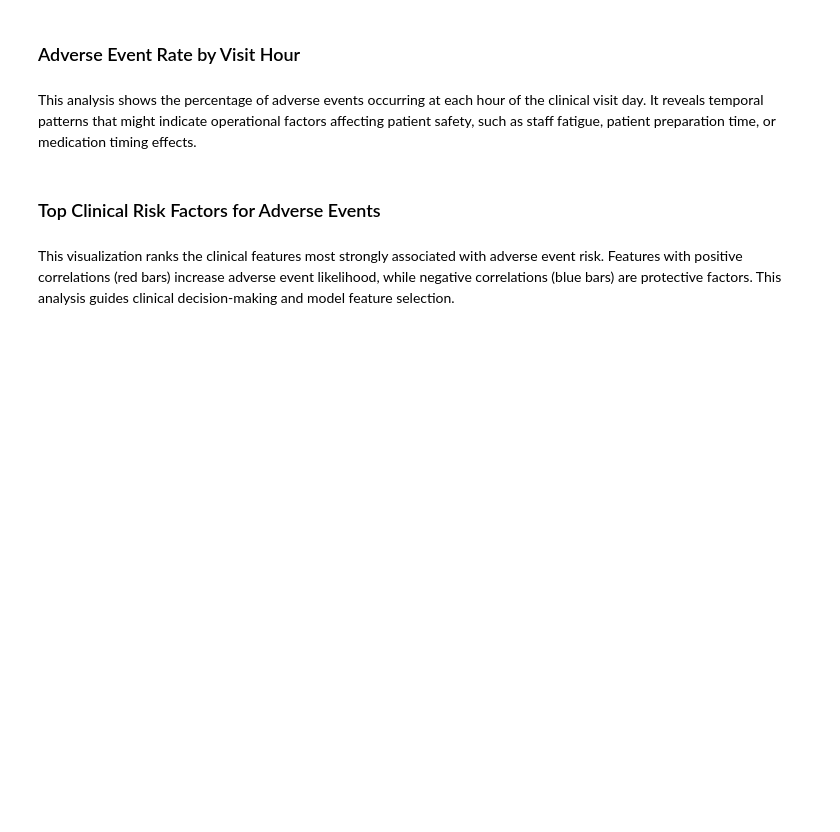
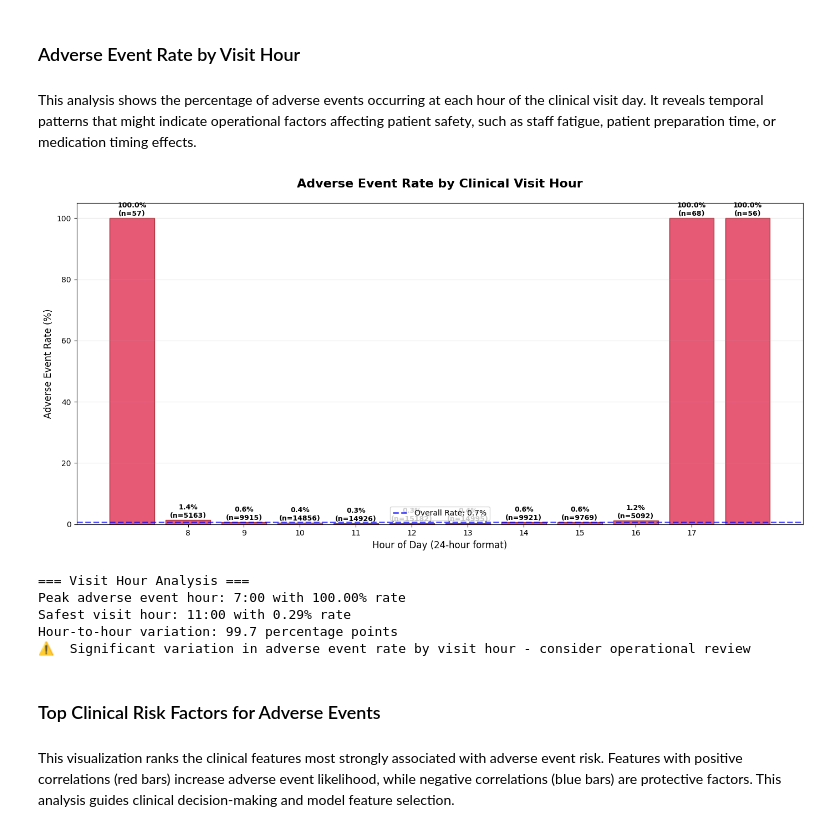
Before and after one commit to ddl-jim-coates/Bio-Statistics-Workshop, a Jupyter notebook: exercises/b_DataExploration/data_exploration_notebook.ipynb, the cells around one changed output. Saved outputs shown, nothing was run; the diff lists cells and outputs as text; code cells hidden in the pictures; blank space fills up the shorter version.

```diff
--- a/exercises/b_DataExploration/data_exploration_notebook.ipynb
+++ b/exercises/b_DataExploration/data_exploration_notebook.ipynb
@@ -313,7 +365,7 @@ else:
 # %% [markdown]
 This analysis shows the percentage of adverse events occurring at each hour of the clinical visit day. It reveals temporal patterns that might indicate operational factors affecting patient safety, such as staff fatigue, patient preparation time, or medication timing effects.
 # %%
-ae_by_hour = clean_df.groupby('Hour')['Class'].agg(['mean', 'count'])
+ae_by_hour = clean_df.groupby('VisitHour')['AdverseEvent'].agg(['mean', 'count'])
 ae_by_hour['ae_rate_pct'] = ae_by_hour['mean'] * 100
 
 plt.figure(figsize=(14, 7))
@@ -329,34 +381,41 @@ for i, bar in enumerate(bars):
              f'{height:.1f}%\n(n={count})', ha='center', va='bottom', fontsize=9,
              fontweight='bold')
 
 plt.title('Adverse Event Rate by Clinical Visit Hour', fontsize=16, fontweight='bold', pad=20)
 plt.xlabel('Hour of Day (24-hour format)', fontsize=12)
 plt.ylabel('Adverse Event Rate (%)', fontsize=12)
 plt.grid(axis='y', alpha=0.3)
 plt.xticks(range(8, 18))  # Focus on typical clinical hours
 
 # Add horizontal line for overall rate
-overall_rate = clean_df['Class'].mean() * 100
+overall_rate = clean_df['AdverseEvent'].mean() * 100
 plt.axhline(y=overall_rate, color='blue', linestyle='--', linewidth=2, alpha=0.7,
            label=f'Overall Rate: {overall_rate:.1f}%')
 plt.legend()
 
 plt.tight_layout()
 plt.savefig(f"{domino_artifact_dir}/adverse_events_by_visit_hour.png", dpi=300, bbox_inches='tight')
 plt.show()
 
 # Clinical insights
 peak_hour = ae_by_hour['ae_rate_pct'].idxmax()
 lowest_hour = ae_by_hour['ae_rate_pct'].idxmin()
 print(f"\n=== Visit Hour Analysis ===")
 print(f"Peak adverse event hour: {peak_hour}:00 with {ae_by_hour['ae_rate_pct'].max():.2f}% rate")
 print(f"Safest visit hour: {lowest_hour}:00 with {ae_by_hour['ae_rate_pct'].min():.2f}% rate")
 print(f"Hour-to-hour variation: {ae_by_hour['ae_rate_pct'].max() - ae_by_hour['ae_rate_pct'].min():.1f} percentage points")
 
 if ae_by_hour['ae_rate_pct'].max() - ae_by_hour['ae_rate_pct'].min() > 5:
     print("⚠️  Significant variation in adverse event rate by visit hour - consider operational review")
 else:
     print("✓ Relatively consistent adverse event rate across visit hours")
+# %% [output]
+[figure, added]
+=== Visit Hour Analysis ===
+Peak adverse event hour: 7:00 with 100.00% rate
+Safest visit hour: 11:00 with 0.29% rate
+Hour-to-hour variation: 99.7 percentage points
+⚠️  Significant variation in adverse event rate by visit hour - consider operational review
 # %% [markdown]
 ### Top Clinical Risk Factors for Adverse Events
 # %% [markdown]
```
Also changed, not shown: parts of 9 cells of this notebook.
